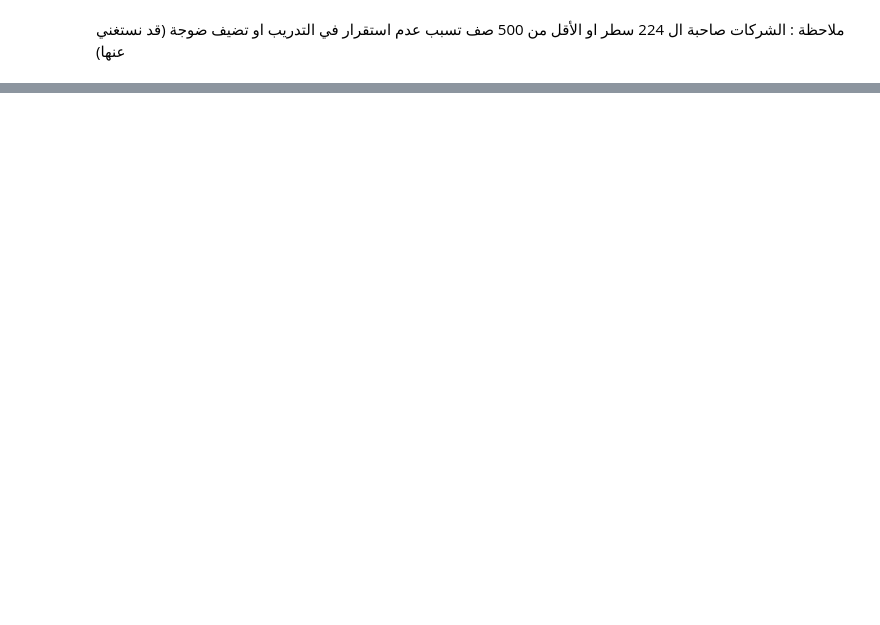
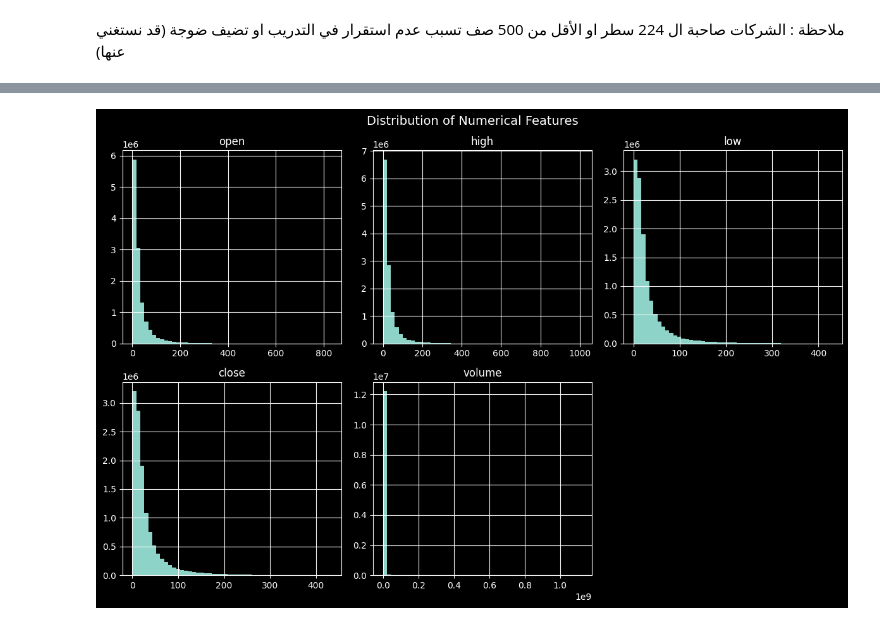
Before and after one commit to OnlyAbdullh/stock-trend-prediction, a Jupyter notebook: notebooks/01_data_overview.ipynb, the cells around one changed output, grey strips where cells are left out. Cells and saved outputs as stored; diff of their text form; code cells hidden in the pictures; blank space fills up the shorter version.

```diff
--- a/notebooks/01_data_overview.ipynb
+++ b/notebooks/01_data_overview.ipynb
@@ -247,0 +341,12 @@ ticker_counts
+# %%
+# ===============================
+# 6️⃣ إحصائيات وصفية للميزات الرقمية
+# ===============================
+
+num_cols = ['open', 'high', 'low', 'close', 'volume']
+
+desc_stats = df_cleaned[num_cols].agg(
+    ['mean', 'median', 'std', 'min', 'max']
+).T
+
+desc_stats
@@ -247,0 +360,11 @@ ticker_counts
+# %%
+df_cleaned[num_cols].hist(
+    bins=50,
+    figsize=(12, 8),
+    layout=(2, 3)
+)
+plt.suptitle("Distribution of Numerical Features", fontsize=14)
+plt.tight_layout()
+plt.show()
+# %% [output]
+[figure, added]
```
Also changed, not shown: parts of 17 cells of this notebook.
